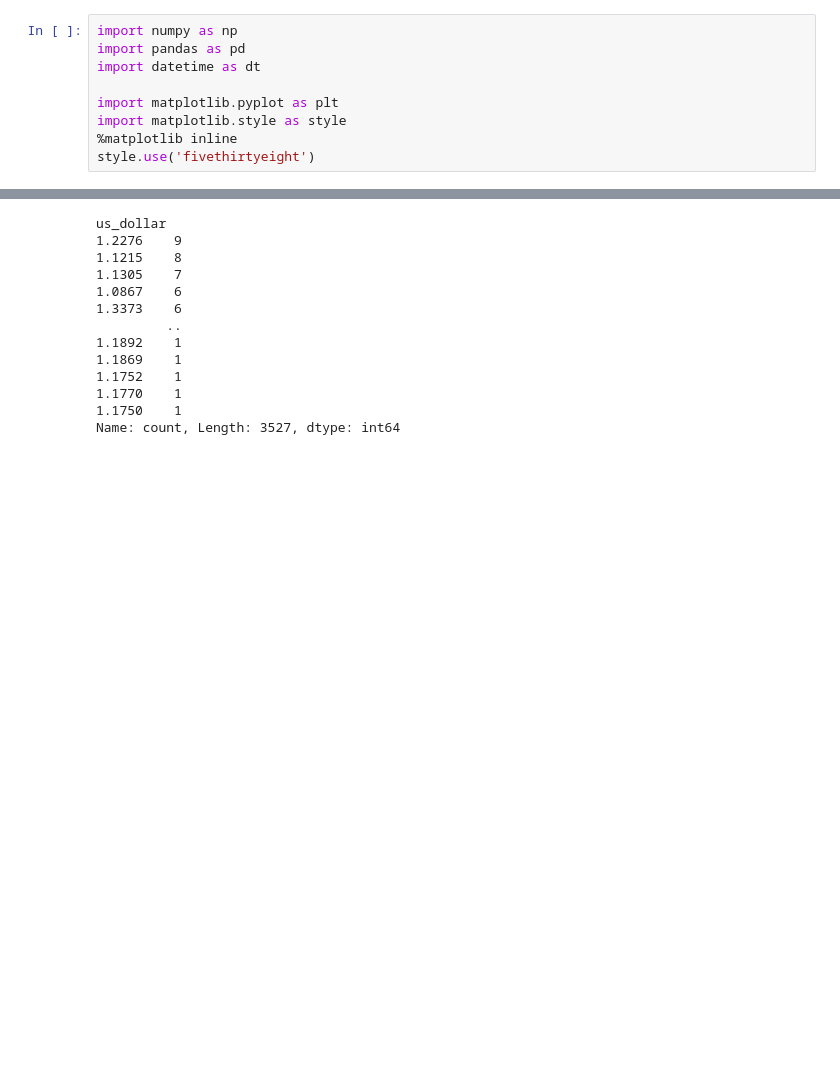
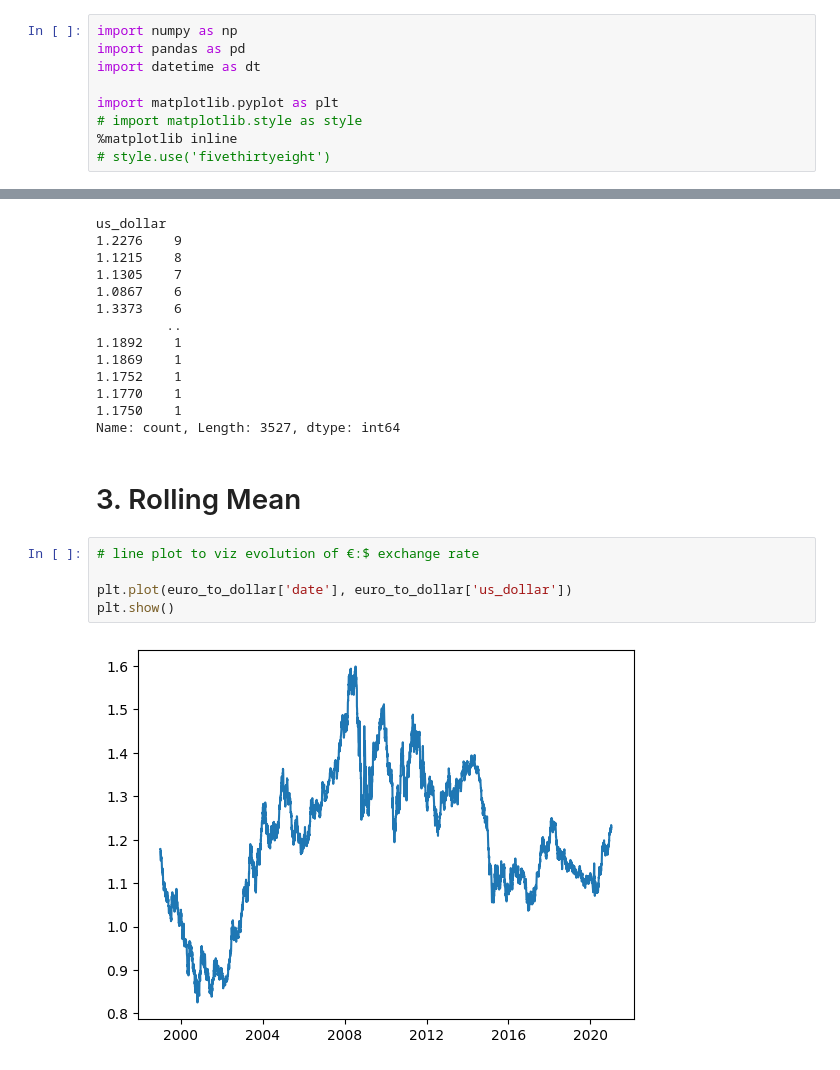
Before and after one commit to slp22/dataquest-projects, a Jupyter notebook: 2_3_dataquest-exchange-rates.ipynb, the cells around one changed output, grey strips where cells are left out. Cells and saved outputs as stored; diff of their text form; blank space fills up the shorter version.

Commit message:
3 rolling mean

```diff
--- a/2_3_dataquest-exchange-rates.ipynb
+++ b/2_3_dataquest-exchange-rates.ipynb
@@ -14,9 +14,9 @@ import pandas as pd
 import datetime as dt
 
 import matplotlib.pyplot as plt
-import matplotlib.style as style
+# import matplotlib.style as style
 %matplotlib inline
-style.use('fivethirtyeight')
+# style.use('fivethirtyeight')
 # %% [markdown]
 ## 1. The Euro Daily Exchange Rates Dataset
 # %%
@@ -143,3 +143,12 @@ us_dollar
 1.1770    1
 1.1750    1
 Name: count, Length: 3527, dtype: int64
+# %% [markdown]
+# 3. Rolling Mean
+# %%
+# line plot to viz evolution of €:$ exchange rate
+
+plt.plot(euro_to_dollar['date'], euro_to_dollar['us_dollar'])
+plt.show()
+# %% [output]
+[figure, added]
```
Also changed, not shown: parts of 3 cells of this notebook.
